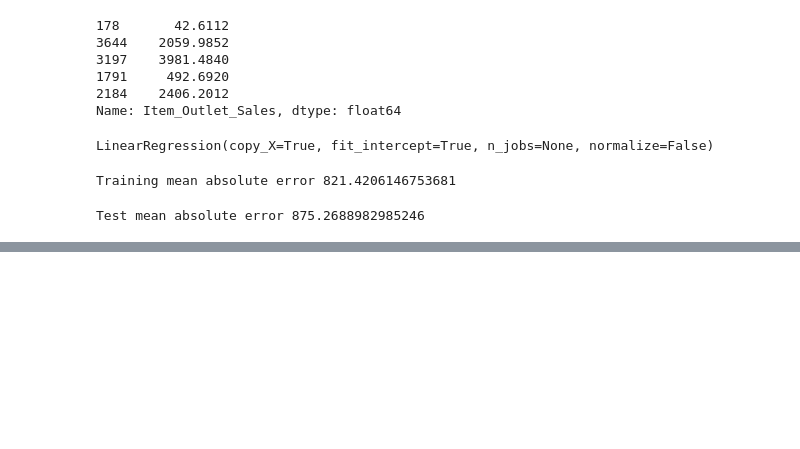
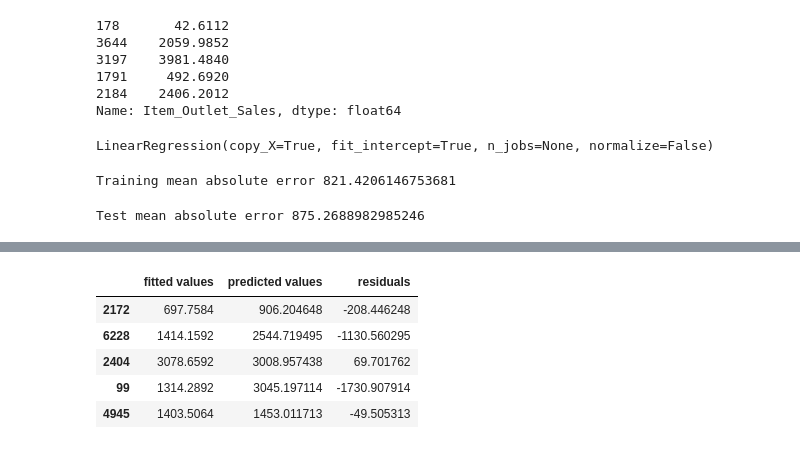
Before and after one commit to Jay952/Machine_Learning_Using_Python, a Jupyter notebook: Linear Regression/Untitled.ipynb, the cells around one changed output, grey strips where cells are left out. Cells and saved outputs as stored; diff of their text form; code cells hidden in the pictures; blank space fills up the shorter version.

```diff
--- a/Linear Regression/Untitled.ipynb
+++ b/Linear Regression/Untitled.ipynb
@@ -76,0 +103,11 @@ Test mean absolute error 875.2688982985246
+# %%
+residuals = pd.DataFrame({'fitted values': test_y, 'predicted values':test_predict})
+residuals['residuals'] = residuals['fitted values'] - residuals['predicted values']
+residuals.head()
+# %% [output]
+|  | fitted values | predicted values | residuals |
+| 2172 | 697.7584 | 906.204648 | -208.446248 |
+| 6228 | 1414.1592 | 2544.719495 | -1130.560295 |
+| 2404 | 3078.6592 | 3008.957438 | 69.701762 |
+| 99 | 1314.2892 | 3045.197114 | -1730.907914 |
+| 4945 | 1403.5064 | 1453.011713 | -49.505313 |
```
Also changed, not shown: parts of 3 cells of this notebook.
